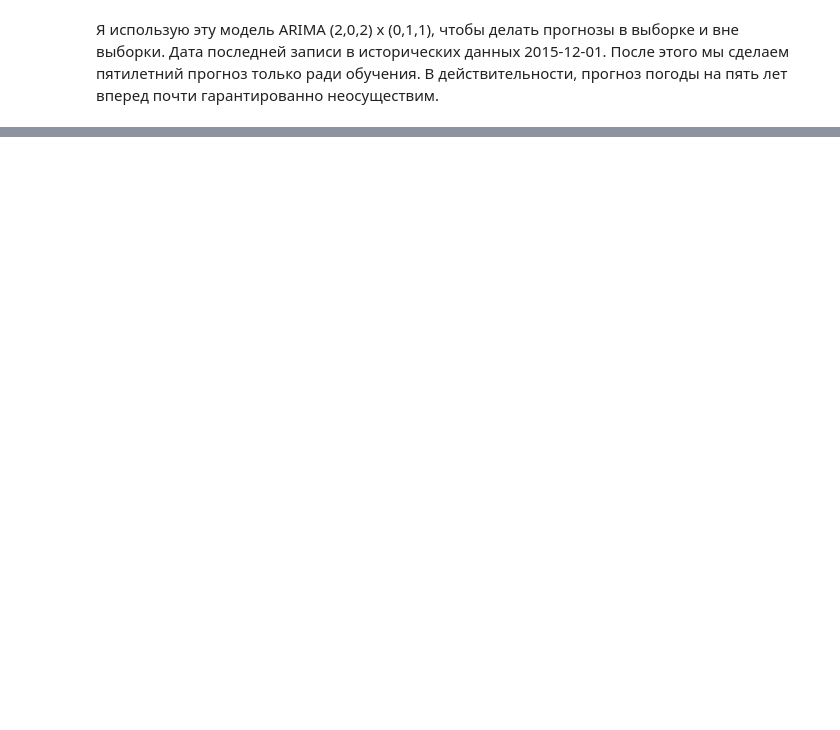
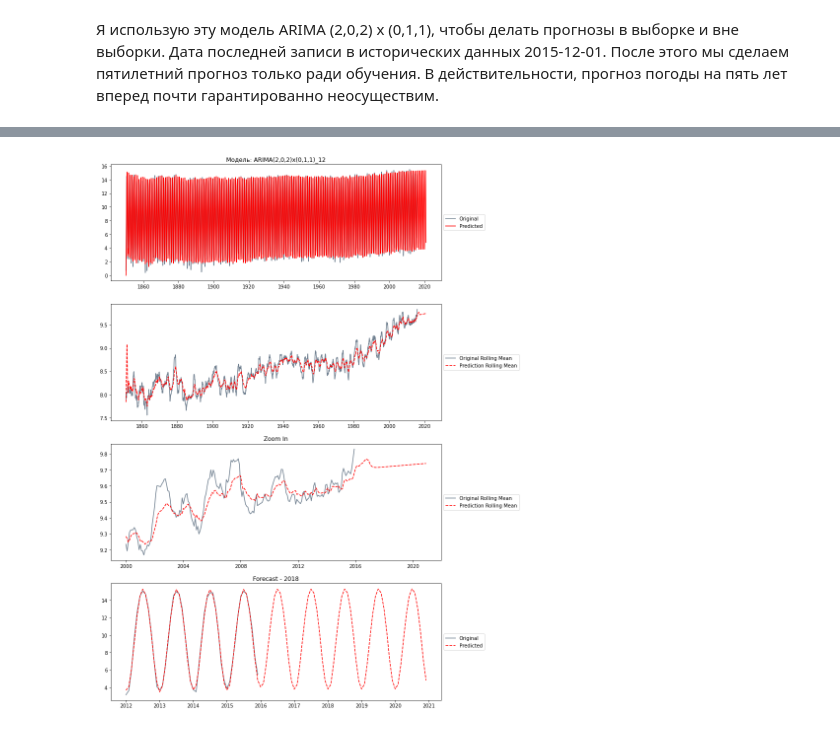
Before and after one commit to SizovaDarya708/ClimateChange, a Jupyter notebook: Climate Change Project.ipynb, the cells around one changed output, grey strips where cells are left out. Cells and saved outputs as stored; diff of their text form; code cells hidden in the pictures; blank space fills up the shorter version.

```diff
--- a/Climate Change Project.ipynb
+++ b/Climate Change Project.ipynb
@@ -492,13 +492,13 @@ ax = sm.graphics.qqplot(resid202, line='q', fit=True)
 predict_mod202 = mod202.predict('1850-01-01', '2020-12-01')
 
 fig, axs = plt.subplots(4, figsize = (12, 20))
-axs[0].set_title('Model: ARIMA(2,0,2)x(0,1,1)_12')
+axs[0].set_title('Модель: ARIMA(2,0,2)x(0,1,1)_12')
 axs[0].plot(global_temp['LandAverageTemperature'], color = 'slategray', label = 'Original')
 axs[0].plot(predict_mod202, color = 'red', label = 'Predicted')
 axs[0].legend(loc='center left', bbox_to_anchor=(1.0, 0.5))
 
 
-predict_rolmean = predict_mod202[].rolling(12).mean()
+predict_rolmean = predict_mod202.rolling(12).mean()
 original_rolmean = global_temp['LandAverageTemperature'].rolling(12).mean()
 
 axs[1].plot(original_rolmean, color = 'slategray', label = 'Original Rolling Mean')
@@ -518,0 +519 @@ SyntaxError: invalid syntax (<ipython-input-45-fc8f14d4aa02>, line 10)
+[figure, added]
```
Also changed, not shown: parts of 30 cells of this notebook.
